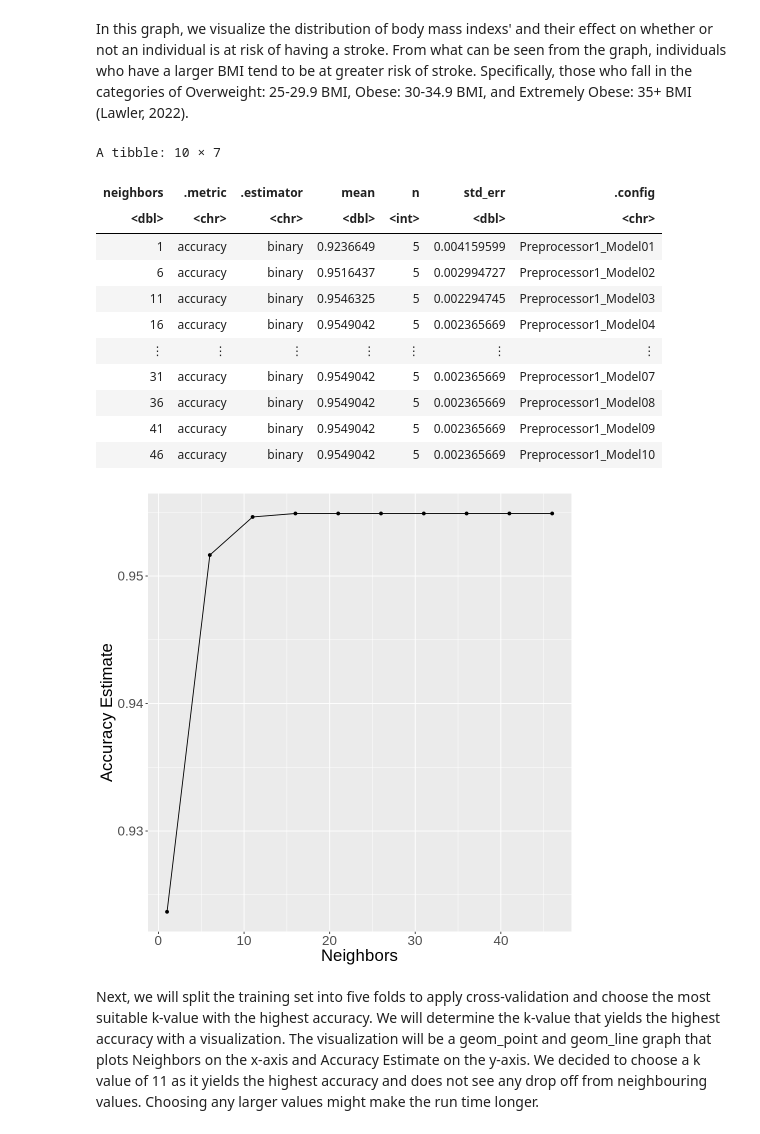
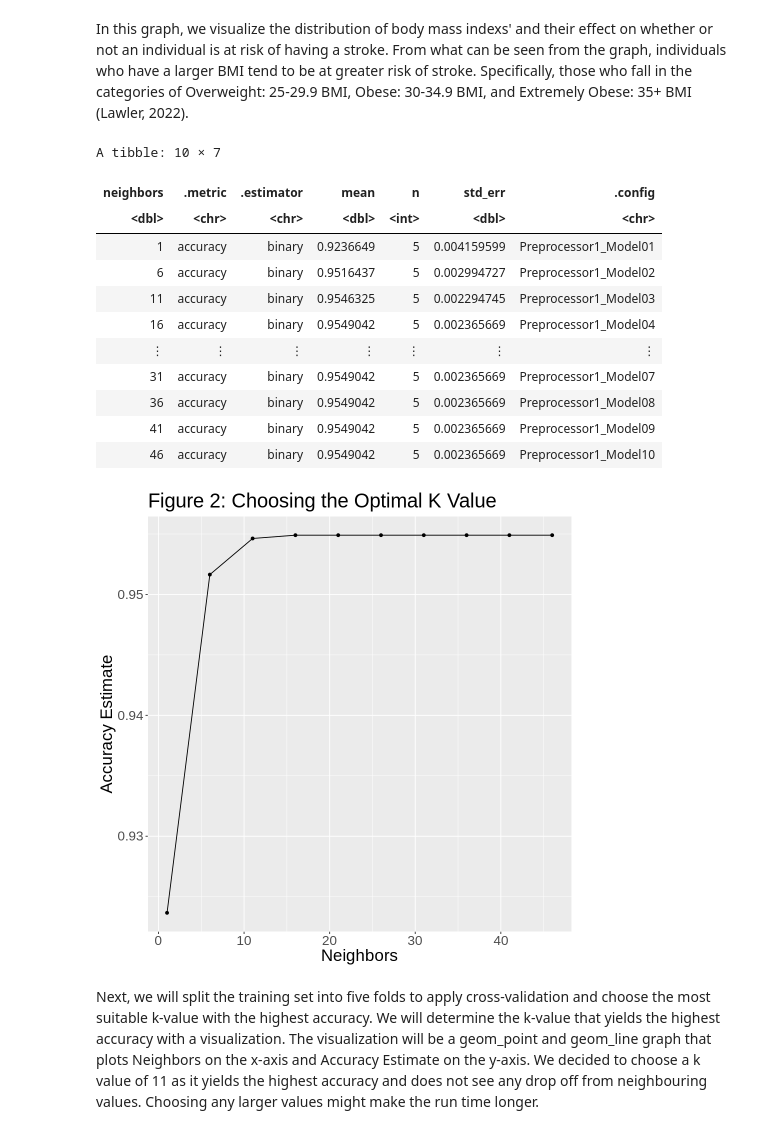
Before and after one commit to ersq/Group-42-Group-Project, a Jupyter notebook: Final Report.ipynb, the cells around one changed output. Cells and saved outputs as stored; diff of their text form; code cells hidden in the pictures.

Commit message:
added figure labels to each graph

```diff
--- a/Final Report.ipynb
+++ b/Final Report.ipynb
@@ -202,34 +202,35 @@ knn_results <- workflow() |>
   add_model(knn_spec) |>
   tune_grid(resamples = stroke_vfold, grid = k_vals) |>
   collect_metrics()
 
 accuracies <- knn_results |>
   filter(.metric == "accuracy")
 
 accuracies
 
 cross_validation_plot <- accuracies |>
     ggplot(aes(x = neighbors, y = mean)) +
         geom_point() +
         geom_line() +
     labs(x = "Neighbors", y = "Accuracy Estimate") +
+    ggtitle("Figure 2: Choosing the Optimal K Value") +
     theme(text = element_text(size = 20))
 
 cross_validation_plot
 # %% [output]
 A tibble: 10 × 7
 | neighbors | .metric | .estimator | mean | n | std_err | .config |
 | <dbl> | <chr> | <chr> | <dbl> | <int> | <dbl> | <chr> |
 | 1 | accuracy | binary | 0.9236649 | 5 | 0.004159599 | Preprocessor1_Model01 |
 | 6 | accuracy | binary | 0.9516437 | 5 | 0.002994727 | Preprocessor1_Model02 |
 | 11 | accuracy | binary | 0.9546325 | 5 | 0.002294745 | Preprocessor1_Model03 |
 | 16 | accuracy | binary | 0.9549042 | 5 | 0.002365669 | Preprocessor1_Model04 |
 | ⋮ | ⋮ | ⋮ | ⋮ | ⋮ | ⋮ | ⋮ |
 | 31 | accuracy | binary | 0.9549042 | 5 | 0.002365669 | Preprocessor1_Model07 |
 | 36 | accuracy | binary | 0.9549042 | 5 | 0.002365669 | Preprocessor1_Model08 |
 | 41 | accuracy | binary | 0.9549042 | 5 | 0.002365669 | Preprocessor1_Model09 |
 | 46 | accuracy | binary | 0.9549042 | 5 | 0.002365669 | Preprocessor1_Model10 |
-[figure, old version]
+[figure, new version]
 # %% [markdown]
 Next, we will split the training set into five folds to apply cross-validation and choose the most suitable k-value with the highest accuracy. We will determine the k-value that yields the highest accuracy with a visualization. The visualization will be a geom_point and geom_line graph that plots Neighbors on the x-axis and Accuracy Estimate on the y-axis. We decided to choose a k value of 11 as it yields the highest accuracy and does not see any drop off from neighbouring values. Choosing any larger values might make the run time longer.
 # %%
```
Also changed, not shown: parts of 2 cells of this notebook.
